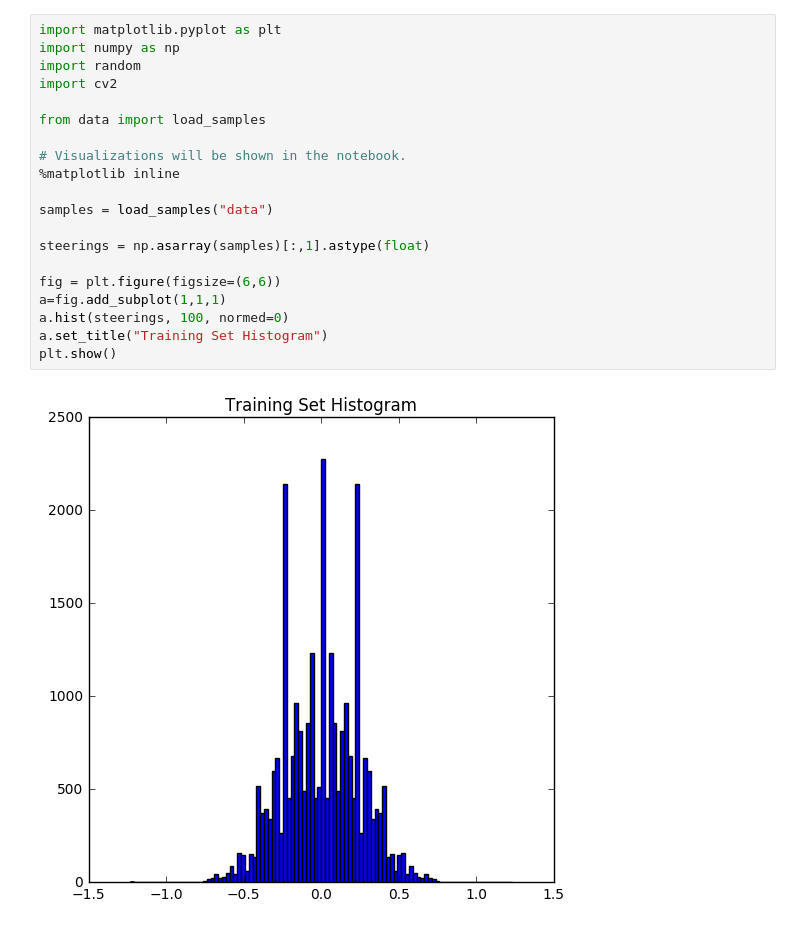
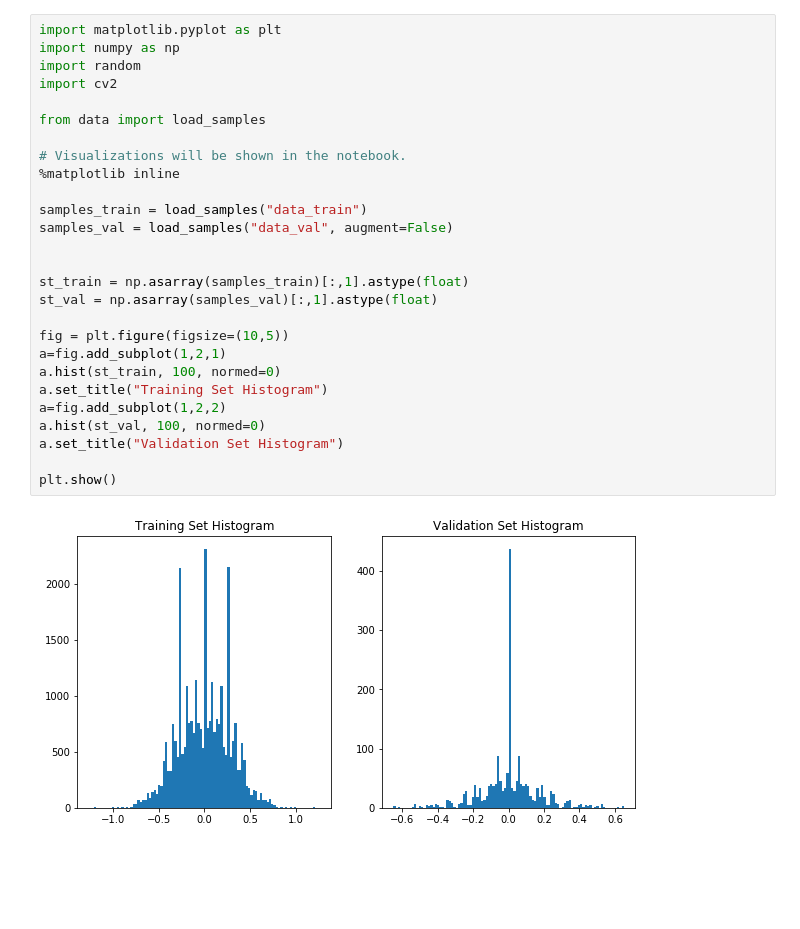
Before and after one commit to mangelroman/CarND-Behavioral-Cloning-P3, a Jupyter notebook: DataVisualization.ipynb, the cells around one changed output. Saved outputs shown, nothing was run; the diff lists cells and outputs as text; blank space fills up the shorter version.

Commit message:
Adding data augmentation

```diff
--- a/DataVisualization.ipynb
+++ b/DataVisualization.ipynb
@@ -1,22 +1,29 @@
 # %%
 import matplotlib.pyplot as plt
 import numpy as np
 import random
 import cv2
 
 from data import load_samples
 
 # Visualizations will be shown in the notebook.
 %matplotlib inline
 
-samples = load_samples("data")
+samples_train = load_samples("data_train")
+samples_val = load_samples("data_val", augment=False)
 
-steerings = np.asarray(samples)[:,1].astype(float)
 
-fig = plt.figure(figsize=(6,6))
-a=fig.add_subplot(1,1,1)
-a.hist(steerings, 100, normed=0)
+st_train = np.asarray(samples_train)[:,1].astype(float)
+st_val = np.asarray(samples_val)[:,1].astype(float)
+
+fig = plt.figure(figsize=(10,5))
+a=fig.add_subplot(1,2,1)
+a.hist(st_train, 100, normed=0)
 a.set_title("Training Set Histogram")
+a=fig.add_subplot(1,2,2)
+a.hist(st_val, 100, normed=0)
+a.set_title("Validation Set Histogram")
+
 plt.show()
 # %% [output]
-[figure, old version]
+[figure, new version]
```
Also changed, not shown: parts of 3 cells of this notebook, 4 other files.
